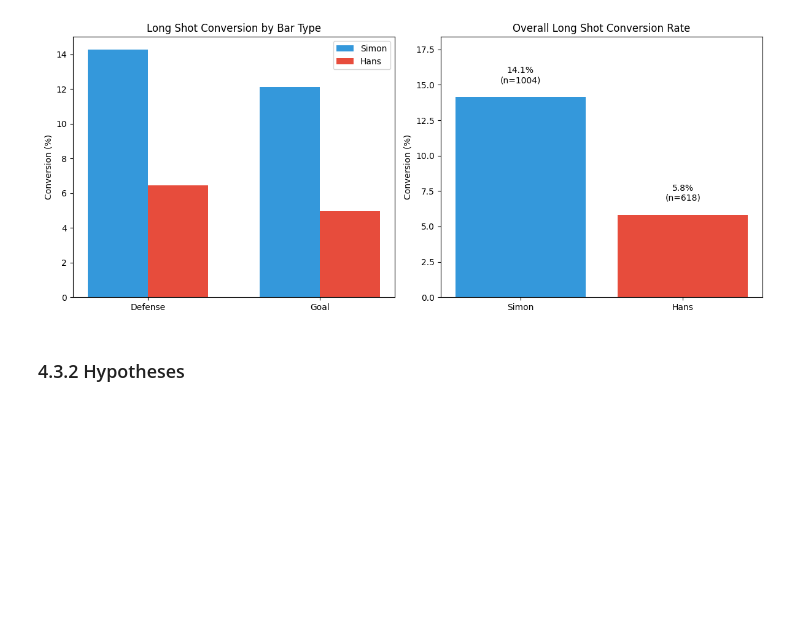
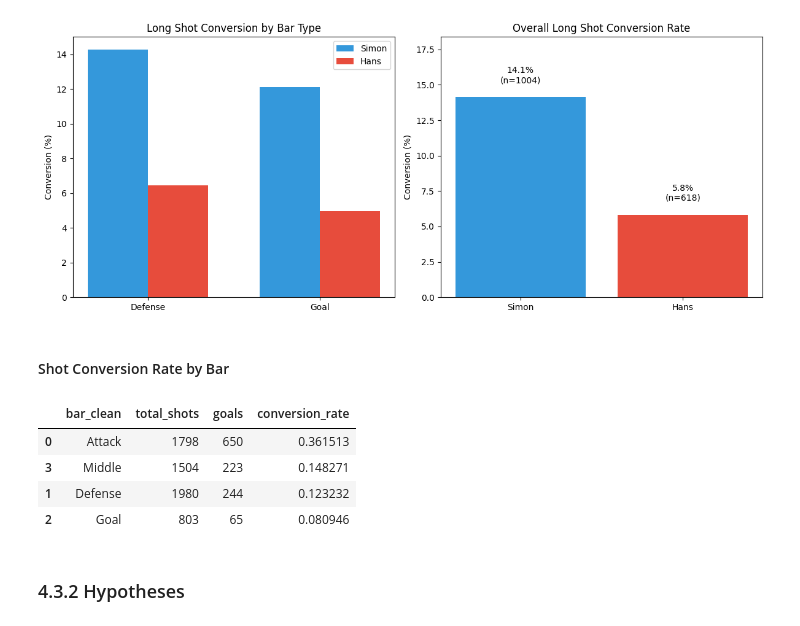
Before and after one commit to Rutvik-rn/Kicker-Strategy, a Jupyter notebook: results.ipynb, the cells around one changed output. Cells and saved outputs as stored; diff of their text form; code cells hidden in the pictures; blank space fills up the shorter version.

```diff
--- a/results.ipynb
+++ b/results.ipynb
@@ -496,6 +501,17 @@ plt.tight_layout()
 plt.show()
 # %% [output]
 [figure]
+# %% [markdown]
+#### Shot Conversion Rate by Bar
+# %%
+bar_stats =shots.groupby("bar_clean")["is_goal"].agg(total_shots="count",goals="sum",conversion_rate="mean").reset_index()
+bar_stats.sort_values(by='conversion_rate', ascending=False)
+# %% [output]
+|  | bar_clean | total_shots | goals | conversion_rate |
+| 0 | Attack | 1798 | 650 | 0.361513 |
+| 3 | Middle | 1504 | 223 | 0.148271 |
+| 1 | Defense | 1980 | 244 | 0.123232 |
+| 2 | Goal | 803 | 65 | 0.080946 |
 # %% [markdown]
 ### 4.3.2 Hypotheses
 # %% [markdown]
```
Also changed, not shown: parts of 8 cells of this notebook.
